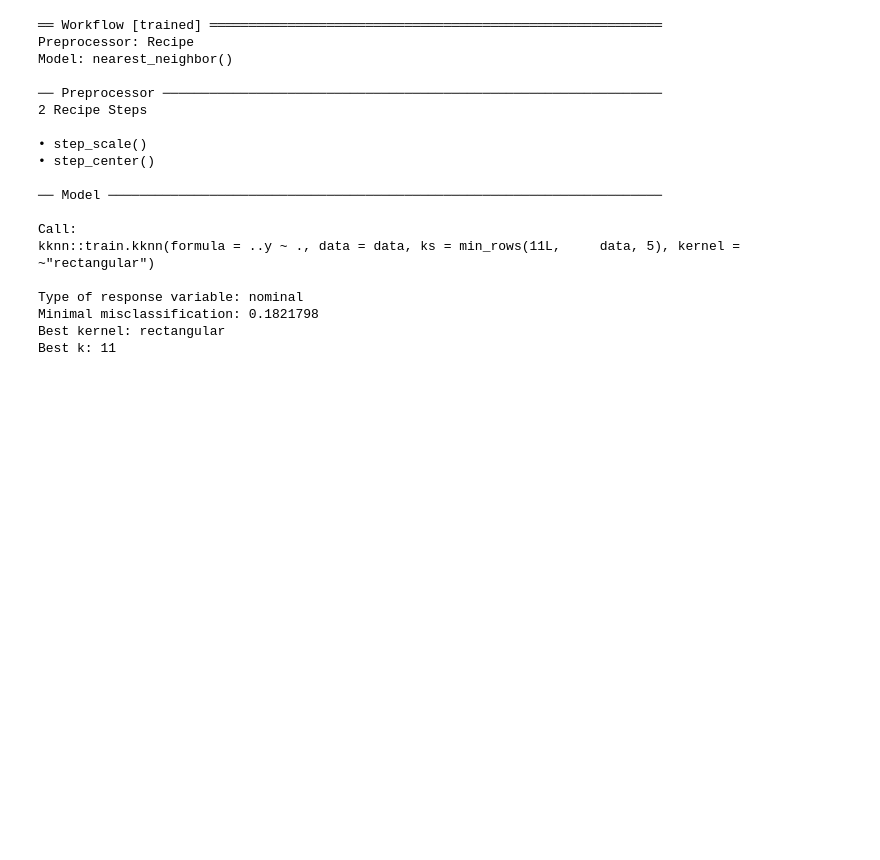
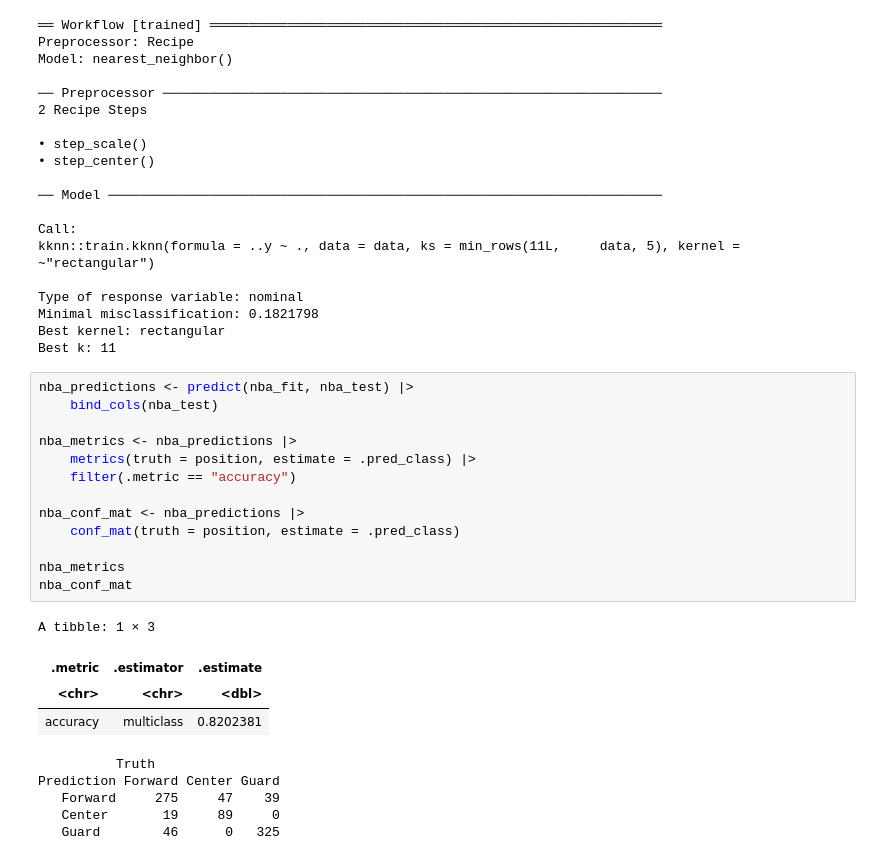
Before and after one commit to jakobsereda/nba-classifier, a Jupyter notebook: notebooks/report-notebook.ipynb, the cells around one changed output. Saved outputs shown, nothing was run; the diff lists cells and outputs as text; blank space fills up the shorter version.

Commit message:
added prediction and confusion matrix

```diff
--- a/notebooks/report-notebook.ipynb
+++ b/notebooks/report-notebook.ipynb
@@ -182,3 +182,26 @@ Type of response variable: nominal
 Minimal misclassification: 0.1821798
 Best kernel: rectangular
 Best k: 11
+# %%
+nba_predictions <- predict(nba_fit, nba_test) |>
+    bind_cols(nba_test)
+
+nba_metrics <- nba_predictions |>
+    metrics(truth = position, estimate = .pred_class) |>
+    filter(.metric == "accuracy")
+
+nba_conf_mat <- nba_predictions |>
+    conf_mat(truth = position, estimate = .pred_class)
+
+nba_metrics
+nba_conf_mat
+# %% [output]
+A tibble: 1 × 3
+| .metric | .estimator | .estimate |
+| <chr> | <chr> | <dbl> |
+| accuracy | multiclass | 0.8202381 |
+          Truth
+Prediction Forward Center Guard
+   Forward     275     47    39
+   Center       19     89     0
+   Guard        46      0   325
```
Also changed, not shown: parts of 1 cell of this notebook.
